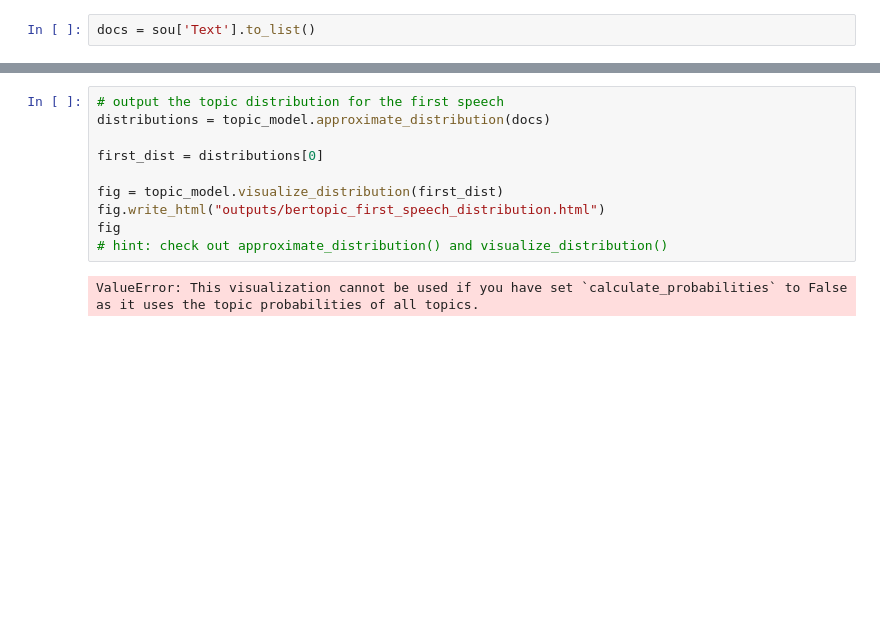
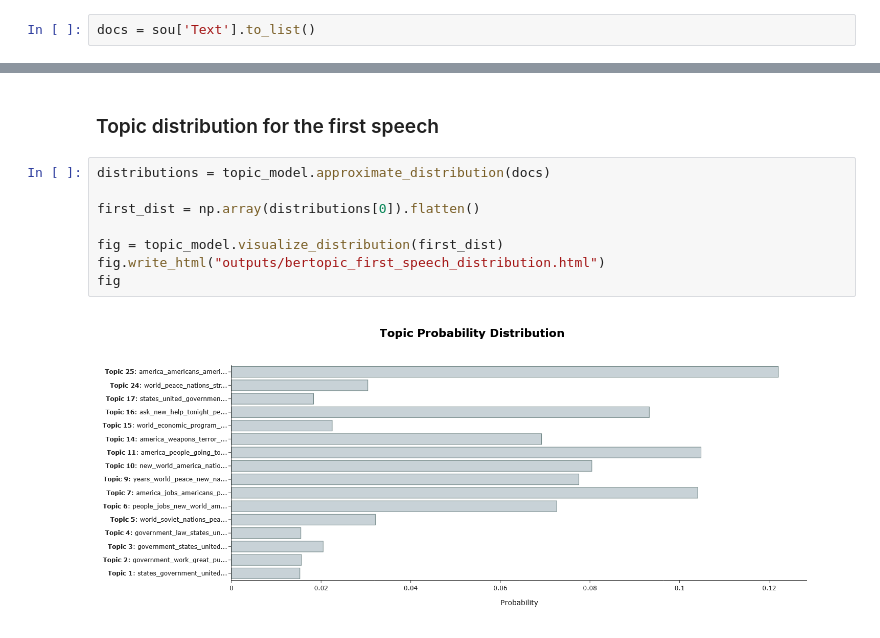
Before and after one commit to UCB-stat-159-f25/proj02-shrija-owen-allison, a Jupyter notebook: nlp-P03.ipynb, the cells around one changed output, grey strips where cells are left out. Cells and saved outputs as stored; diff of their text form; blank space fills up the shorter version.

```diff
--- a/nlp-P03.ipynb
+++ b/nlp-P03.ipynb
@@ -211,12 +190,12 @@ topic_info.head(10)
+# %% [markdown]
+### Topic distribution for the first speech
 # %%
-# output the topic distribution for the first speech
 distributions = topic_model.approximate_distribution(docs)
 
-first_dist = distributions[0]
+first_dist = np.array(distributions[0]).flatten()
 
 fig = topic_model.visualize_distribution(first_dist)
 fig.write_html("outputs/bertopic_first_speech_distribution.html")
 fig
-# hint: check out approximate_distribution() and visualize_distribution()
 # %% [output]
-ValueError: This visualization cannot be used if you have set `calculate_probabilities` to False as it uses the topic probabilities of all topics.
+[figure, added]
```
Also changed, not shown: parts of 11 cells of this notebook, 3 other files.
